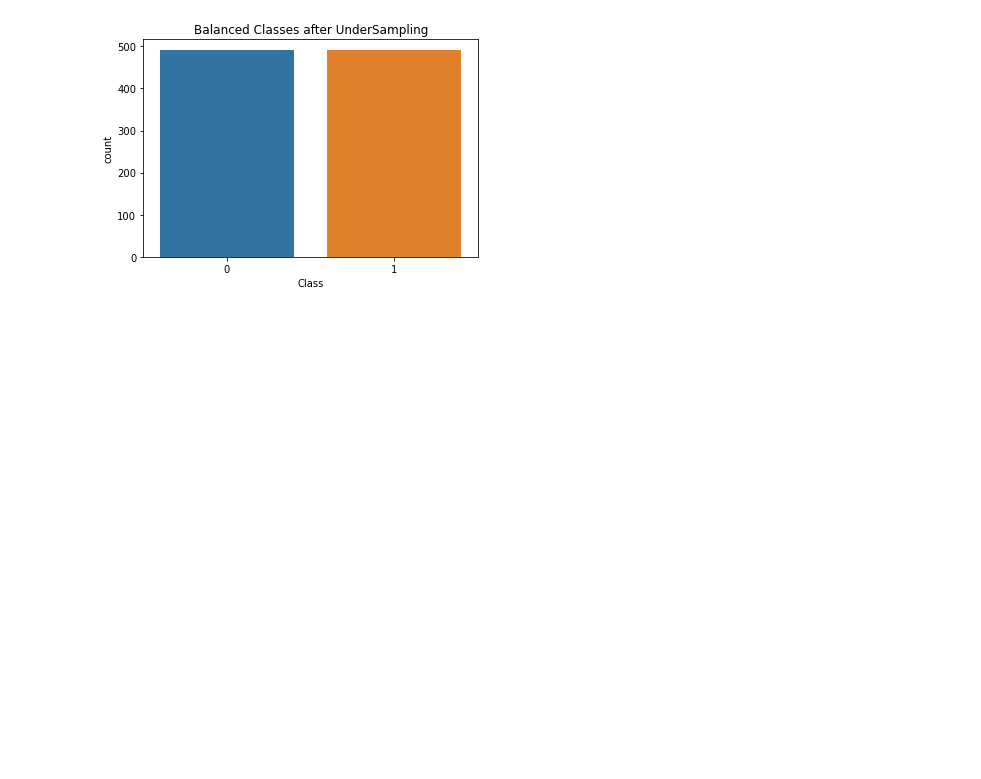
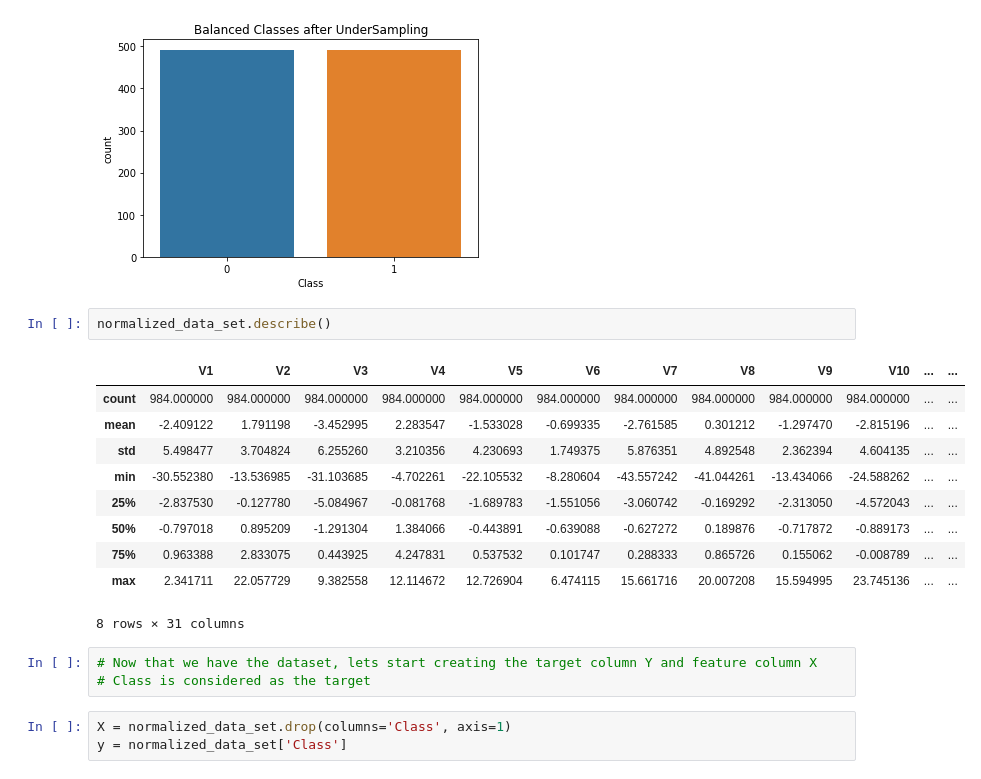
Before and after one commit to NehaDas25/DataScience_CS5661, a Jupyter notebook: Credit_Card_Fraud_Detection.ipynb, the cells around one changed output. Drawn from its saved outputs; the diff is of its cells as text; blank space fills up the shorter version.

```diff
--- a/Credit_Card_Fraud_Detection.ipynb
+++ b/Credit_Card_Fraud_Detection.ipynb
@@ -141,3 +149,22 @@ plt.title("Balanced Classes after UnderSampling")
 plt.show()
 # %% [output]
 [figure]
+# %%
+normalized_data_set.describe()
+# %% [output]
+|  | V1 | V2 | V3 | V4 | V5 | V6 | V7 | V8 | V9 | V10 | ... | ... |
+| count | 984.000000 | 984.000000 | 984.000000 | 984.000000 | 984.000000 | 984.000000 | 984.000000 | 984.000000 | 984.000000 | 984.000000 | ... | ... |
+| mean | -2.409122 | 1.791198 | -3.452995 | 2.283547 | -1.533028 | -0.699335 | -2.761585 | 0.301212 | -1.297470 | -2.815196 | ... | ... |
+| std | 5.498477 | 3.704824 | 6.255260 | 3.210356 | 4.230693 | 1.749375 | 5.876351 | 4.892548 | 2.362394 | 4.604135 | ... | ... |
+| min | -30.552380 | -13.536985 | -31.103685 | -4.702261 | -22.105532 | -8.280604 | -43.557242 | -41.044261 | -13.434066 | -24.588262 | ... | ... |
+| 25% | -2.837530 | -0.127780 | -5.084967 | -0.081768 | -1.689783 | -1.551056 | -3.060742 | -0.169292 | -2.313050 | -4.572043 | ... | ... |
+| 50% | -0.797018 | 0.895209 | -1.291304 | 1.384066 | -0.443891 | -0.639088 | -0.627272 | 0.189876 | -0.717872 | -0.889173 | ... | ... |
+| 75% | 0.963388 | 2.833075 | 0.443925 | 4.247831 | 0.537532 | 0.101747 | 0.288333 | 0.865726 | 0.155062 | -0.008789 | ... | ... |
+| max | 2.341711 | 22.057729 | 9.382558 | 12.114672 | 12.726904 | 6.474115 | 15.661716 | 20.007208 | 15.594995 | 23.745136 | ... | ... |
+8 rows × 31 columns
+# %%
+# Now that we have the dataset, lets start creating the target column Y and feature column X
+# Class is considered as the target
+# %%
+X = normalized_data_set.drop(columns='Class', axis=1)
+y = normalized_data_set['Class']
```
Also changed, not shown: parts of 13 cells of this notebook, 1 other file.
